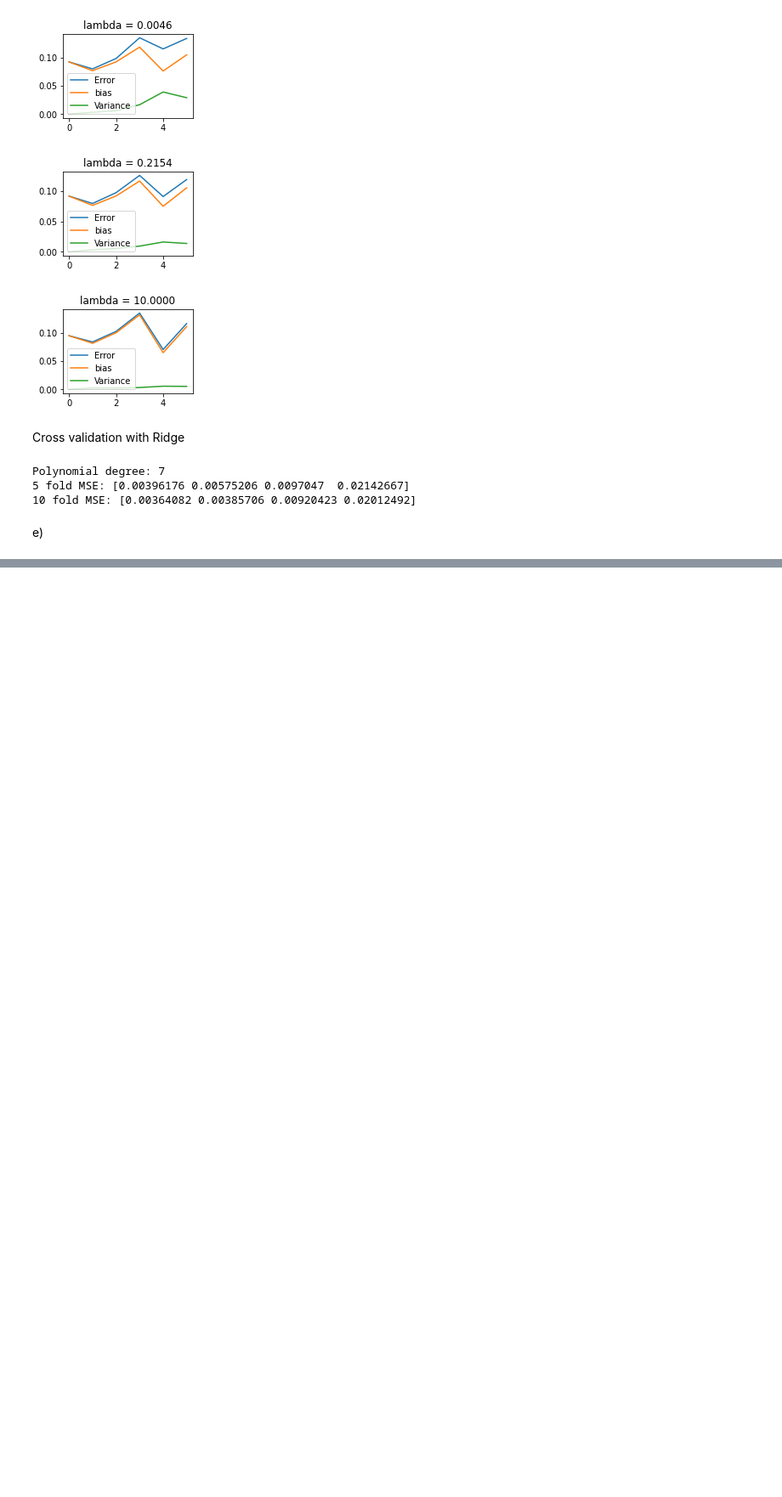
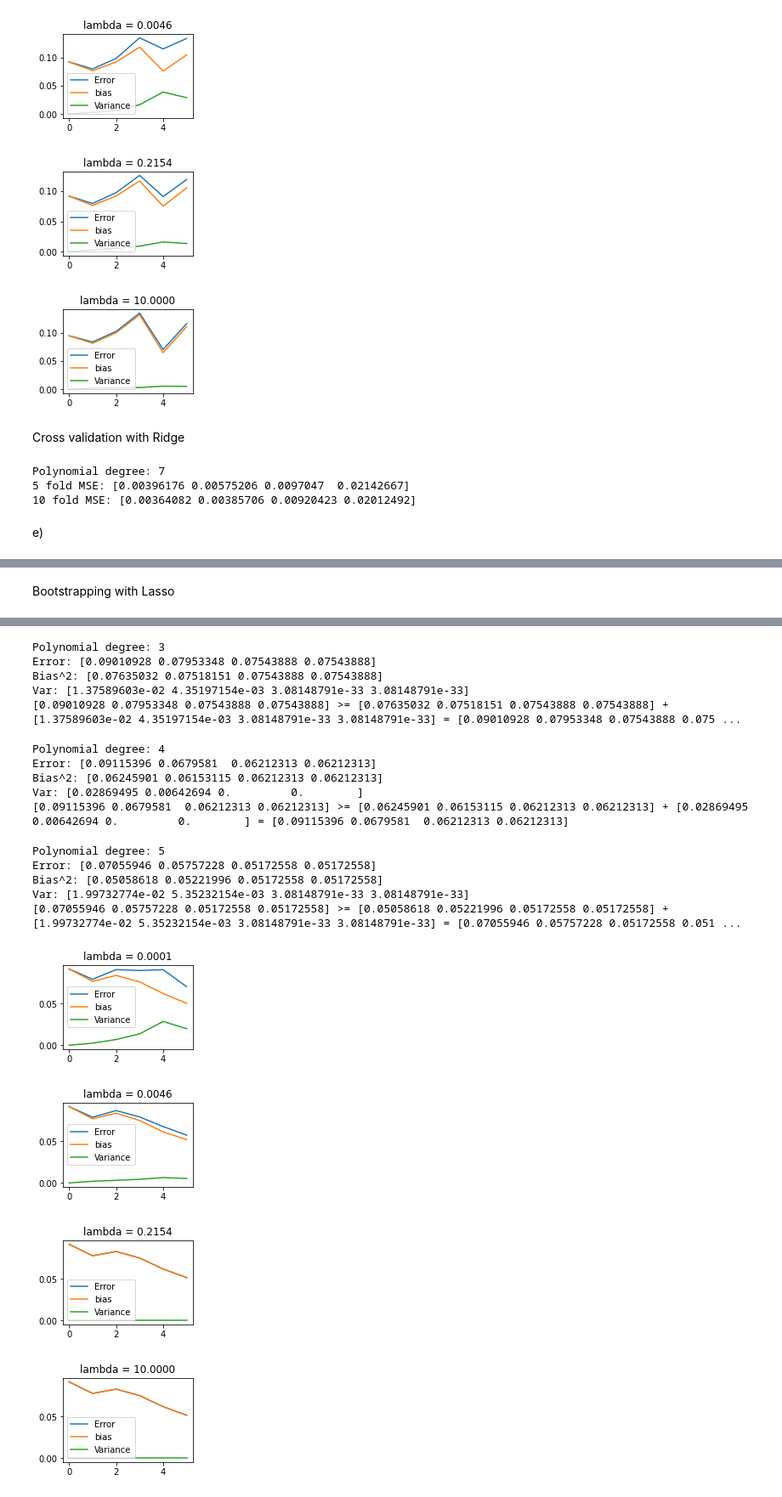
Before and after one commit to espentn/FYS-STK3155, a Jupyter notebook: FYS-STK3155.ipynb, the cells around one changed output, grey strips where cells are left out. Shown at 85% size. Cells and saved outputs as stored; diff of their text form; code cells hidden in the pictures; blank space fills up the shorter version.

Commit message:
Added bootstrapping and cross validation for Lasso

```diff
--- a/FYS-STK3155.ipynb
+++ b/FYS-STK3155.ipynb
@@ -640,0 +643,61 @@ _ = lassoRegression(X_train, X_test,y_train, nlambdas=5, plot=True)
+# %% [markdown]
+Bootstrapping with Lasso
+# %%
+np.random.seed(26)
+# print(np.random.get_state()[1][0])
+
+sig2 = 0.01 # noise variance
+n = 10 # number of data points for each feature
+n_boostraps = 200 # number of bootstraps
+maxdegree = 5 # maximum polynomial degree
+nlambdas = 4
+
+# for  in range(10,11):
+# Make data set.
+x1, x2, y = createDataPoints(n, sig2)
+x = np.swapaxes(np.stack((x1.ravel(),x2.ravel())),0,1)
+
+# Define empty arrays
+error = np.zeros((maxdegree+1, nlambdas))
+bias = np.zeros((maxdegree+1, nlambdas))
+variance = np.zeros((maxdegree+1, nlambdas))
+polydegree = np.zeros( maxdegree+1)
+
+for degree in range(maxdegree+1):
+    X = createDesignMatrix(x[:,[0]],x[:,[1]],degree)
+
+    # Split and scale the design data
+    X_train, X_test, y_train, y_test = train_test_split(X,y,test_size=0.3)
+    y_train, y_test = y_train[:, np.newaxis], y_test[:, np.newaxis]
+
+    y_pred = np.empty((nlambdas, y_test.shape[0], n_boostraps))
+
+    for i in range(n_boostraps):
+        x_, y_ = resample(X_train, y_train)
+
+        x_, X_test2 = Scale(x_, X_test)
+
+        y_pred[:, :, i] = lassoRegression(x_, X_test2,y_train,nlambdas, plot=False)
+
+    polydegree[degree] = degree
+    error[degree, :] = np.mean(np.mean((y_test - y_pred)**2, axis=1, keepdims=True), axis=2).squeeze()
+    bias[degree, :] = np.mean( (y_test - np.mean(y_pred, axis=2, keepdims=True))**2, axis=1).squeeze()
+    variance[degree, :] = np.mean( np.var(y_pred, axis=2, keepdims=True) , axis=1).squeeze()
+
+    print("Polynomial degree:", degree)
+    print("Error:", error[degree])
+    print("Bias^2:", bias[degree])
+    print("Var:", variance[degree])
+    print('{} >= {} + {} = {}\n'.format(error[degree], bias[degree], variance[degree], bias[degree]+variance[degree]))
+
+lambdas = np.logspace(-4,1, nlambdas)
+
+for k in range(nlambdas):
+    plt.subplot(2,2,k+1)
+    plt.plot(polydegree, error[:, k], label="Error")
+    plt.plot(polydegree, bias[:, k], label="bias")
+    plt.plot(polydegree, variance[:, k], label="Variance")
+    plt.legend()
+    plt.title('lambda = %0.4f' %lambdas[k])
+    plt.show()
+# %% [output]
@@ -640,0 +721,19 @@ _ = lassoRegression(X_train, X_test,y_train, nlambdas=5, plot=True)
+Polynomial degree: 3
+Error: [0.09010928 0.07953348 0.07543888 0.07543888]
+Bias^2: [0.07635032 0.07518151 0.07543888 0.07543888]
+Var: [1.37589603e-02 4.35197154e-03 3.08148791e-33 3.08148791e-33]
+[0.09010928 0.07953348 0.07543888 0.07543888] >= [0.07635032 0.07518151 0.07543888 0.07543888] + [1.37589603e-02 4.35197154e-03 3.08148791e-33 3.08148791e-33] = [0.09010928 0.07953348 0.07543888 0.075 ...
+Polynomial degree: 4
+Error: [0.09115396 0.0679581  0.06212313 0.06212313]
+Bias^2: [0.06245901 0.06153115 0.06212313 0.06212313]
+Var: [0.02869495 0.00642694 0.         0.        ]
+[0.09115396 0.0679581  0.06212313 0.06212313] >= [0.06245901 0.06153115 0.06212313 0.06212313] + [0.02869495 0.00642694 0.         0.        ] = [0.09115396 0.0679581  0.06212313 0.06212313]
+Polynomial degree: 5
+Error: [0.07055946 0.05757228 0.05172558 0.05172558]
+Bias^2: [0.05058618 0.05221996 0.05172558 0.05172558]
+Var: [1.99732774e-02 5.35232154e-03 3.08148791e-33 3.08148791e-33]
+[0.07055946 0.05757228 0.05172558 0.05172558] >= [0.05058618 0.05221996 0.05172558 0.05172558] + [1.99732774e-02 5.35232154e-03 3.08148791e-33 3.08148791e-33] = [0.07055946 0.05757228 0.05172558 0.051 ...
+[figure, added]
+[figure, added]
+[figure, added]
+[figure, added]
```
Also changed, not shown: parts of 5 cells of this notebook.
